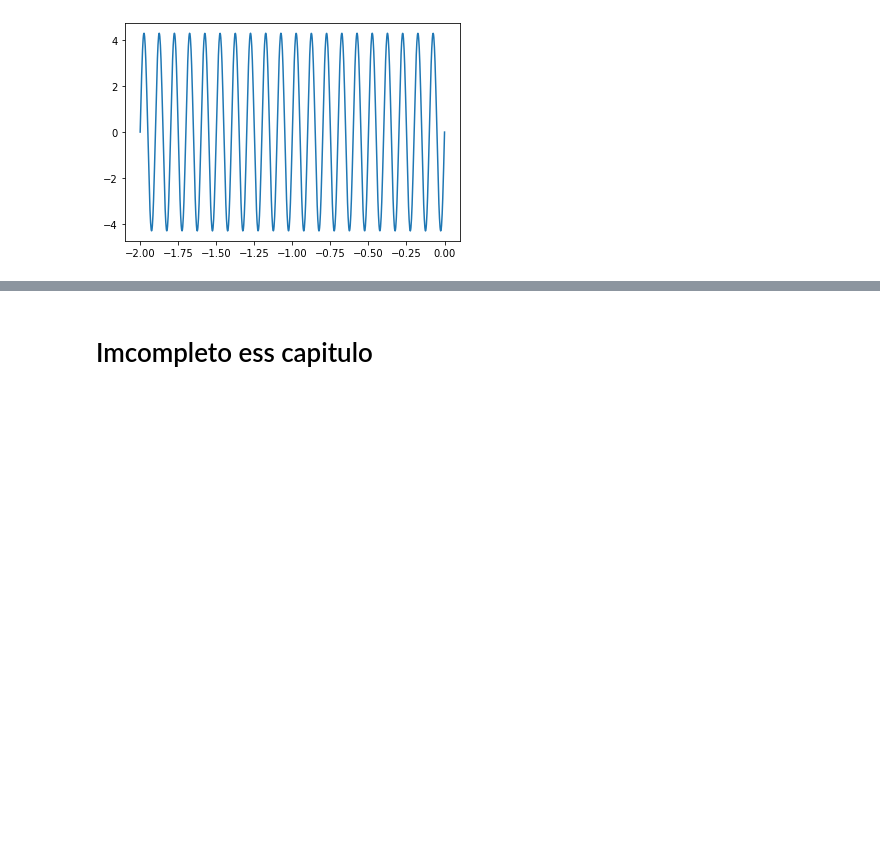
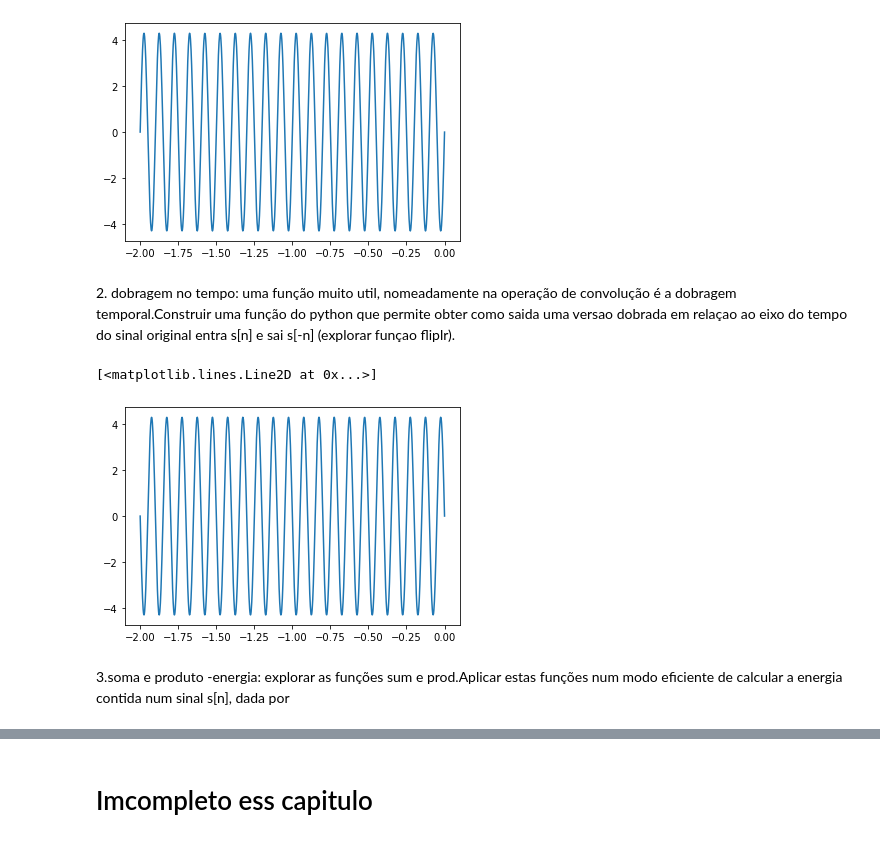
Before and after one commit to bosshentai/Processing-signal, a Jupyter notebook: python/Sistemasesinais.ipynb, the cells around one changed output, grey strips where cells are left out. Cells and saved outputs as stored; diff of their text form; code cells hidden in the pictures; blank space fills up the shorter version.

Commit message:
exerccio 3 soma e produto

```diff
--- a/python/Sistemasesinais.ipynb
+++ b/python/Sistemasesinais.ipynb
@@ -331,9 +331,22 @@ def atraso_temporal(tempo,atraso):
         tempo = np.linspace(tempo_inicial,tempo_final,len(tempo))
     return tempo
 # %%
-teste = atraso_temporal(tempo_1,-2)
-len(teste)
-plt.plot(teste,st_1_amo)
+tempo_inv = atraso_temporal(tempo_1,-2)
+plt.plot(tempo_inv,st_1_amo)
 # %% [output]
 [<matplotlib.lines.Line2D at 0x...>]
 [figure]
+# %% [markdown]
+<p>2. dobragem no tempo: uma função muito util, nomeadamente na operação de convolução é a dobragem temporal.Construir uma função do python que permite obter como saida uma versao dobrada em relaçao ao eixo do tempo do sinal original entra s[n] e sai s[-n] (explorar funçao fliplr).</p>
+# %%
+def dobragem_no_tempo(sinal):
+    sinal_inver = np.flipud(sinal)
+    return sinal_inver
+# %%
+teste_dob = dobragem_no_tempo(st_1_amo)
+plt.plot(tempo_inv,teste_dob)
+# %% [output]
+[<matplotlib.lines.Line2D at 0x...>]
+[figure, added]
+# %% [markdown]
+<p> 3.soma e produto -energia: explorar as funções sum e prod.Aplicar estas funções num modo eficiente de calcular a energia contida num sinal s[n], dada por </p>
```
Also changed, not shown: parts of 3 cells of this notebook, 1 other file.
